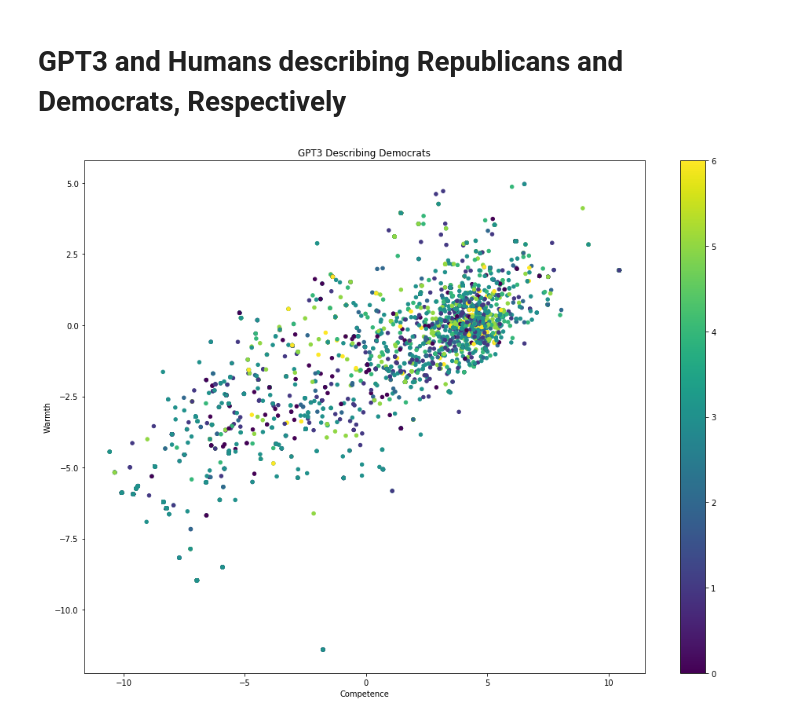
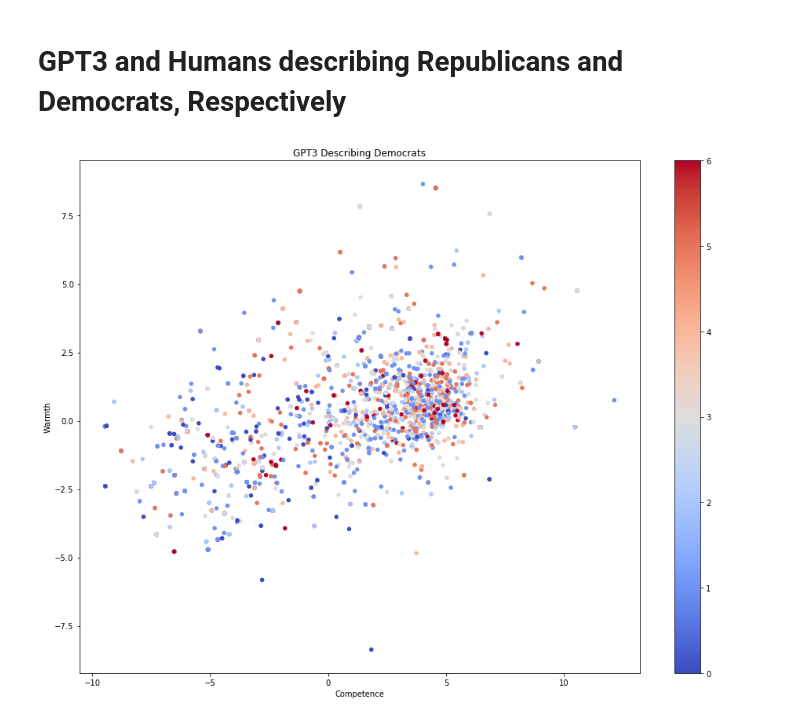
Before and after one commit to chrisrytting/persuasion, a Jupyter notebook: glove_embeddings.ipynb, the cells around one changed output. Saved outputs shown, nothing was run; the diff lists cells and outputs as text; code cells hidden in the pictures.

```diff
--- a/glove_embeddings.ipynb
+++ b/glove_embeddings.ipynb
@@ -548,6 +548,11 @@ for ind in ( range(gptdf.shape[0]) ):
                 continue
             if type(wemb)==float:
                 continue
+            try:
+                if math.isnan(row['Ideo']):
+                    continue
+            except:
+                pass
 
             emba.append( wemb )
             inda.append( ind )
@@ -578,6 +583,13 @@ for ind in ( range( ppdf.shape[0]) ):
             if type(wemb)==float:
                 continue
 
+            try:
+                if math.isnan(row['Ideo']):
+                    continue
+            except:
+                pass
+
+
             emba.append( wemb )
             inda.append( ind )
             wora.append( cleanw )
@@ -591,8 +603,12 @@ for ind in ( range( ppdf.shape[0]) ):
 # %%
 import itertools
 
-high_comp = "intelligent.smart.competent.wise.able".split('.')
-low_comp = "dumb.idiotic.stupid.dull.incompetent.incapable".split('.')
+# Mine
+# high_comp = "intelligent.smart.competent.wise.able".split('.')
+# low_comp = "dumb.idiotic.stupid.dull.incompetent.incapable".split('.')
+high_comp = "competent.confident.independent.competitive.intelligent.capable.efficient.skillful".split('.')
+low_comp = "incompetent.unconfident.dependent.lazy.stupid.dumb.incapable.inefficient.unskilled".split('.')
+
 comp_pairs = itertools.product(high_comp, low_comp)
 comp_axes = [glove_word(high, glove_dic) - glove_word(low, glove_dic) for high,low in comp_pairs]
 comp_axis = np.mean(np.vstack(comp_axes), axis = 0)
@@ -623,6 +615,9 @@ list(zip(comp_pairs))
 # %%
-high_warmth = "good.kind.nice.selfless.noble".split('.')
-low_warmth = "bad.mean.selfish.evil".split('.')
+# My words
+# high_warmth = "good.kind.nice.selfless.noble".split('.')
+# low_warmth = "bad.mean.selfish.evil".split('.')
+high_warmth = "tolerant.warm.good-natured.sincere.friendly.well-intentioned.trustworthy".split('.')
+low_warmth = "intolerant.cold.bad-natured.insincere.unfriendly.hostile.untrustworthy".split('.')
 warmth_pairs = itertools.product(high_warmth, low_warmth)
 warmth_axes = [glove_word(high, glove_dic) - glove_word(low, glove_dic) for high,low in warmth_pairs]
 warmth_axis = np.mean(np.vstack(warmth_axes), axis = 0)
@@ -739,33 +742,33 @@ plt.colorbar()
 # %% [markdown]
 # GPT3 and Humans describing Republicans and Democrats, Respectively
 # %%
-# grcompvec = grvec(compvec)
-# grwarmthvec = grvec(warmthvec)
-# gridea = grvec(idea)
-# grwora = grvec(wora)
+grcompvec = grvec(compvec)
+grwarmthvec = grvec(warmthvec)
+gridea = grvec(idea)
+grwora = grvec(wora)
 # %%
 plt.rcParams['figure.figsize'] = [16,12]
 
 jitter = 0.0
 
 
 NW = len(grcompvec)
 
 #colors = [ pid_mapper[x[5]] for x in dema ]
 colors = [ ideo_mapper[x] for x in gridea]
 
 plt.title("GPT3 Describing Democrats")
-plt.scatter( grcompvec+jitter*np.random.randn(NW), grwarmthvec+jitter*np.random.randn(NW), s=20, c=colors)
+plt.scatter( grcompvec+jitter*np.random.randn(NW), grwarmthvec+jitter*np.random.randn(NW), s=20, c=colors,cmap='coolwarm')
 #plt.xlim([20,30])
 #plt.ylim([0,10])
 plt.xlabel("Competence")
 plt.ylabel("Warmth")
 plt.colorbar()
 
 # inds = np.random.randint(0,high=NW,size=100)
 # for ind in inds:
 #     plt.text(dgcompvec[ind],dgwarmthvec[ind],dgwora[ind])
 plt.show()
 # %% [output]
-[figure, old version]
+[figure, new version]
 # %%
```
Also changed, not shown: parts of 16 cells of this notebook.
